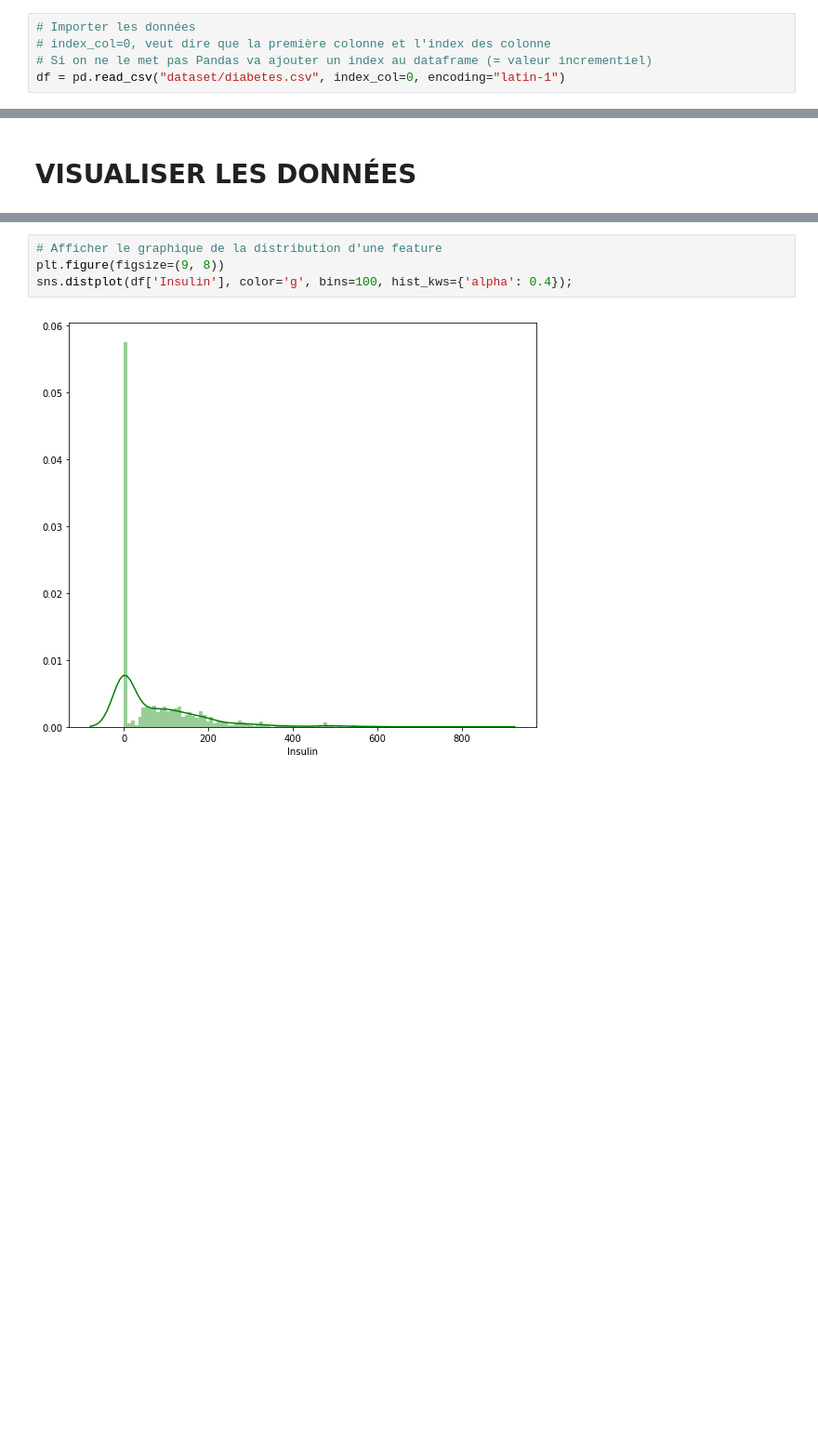
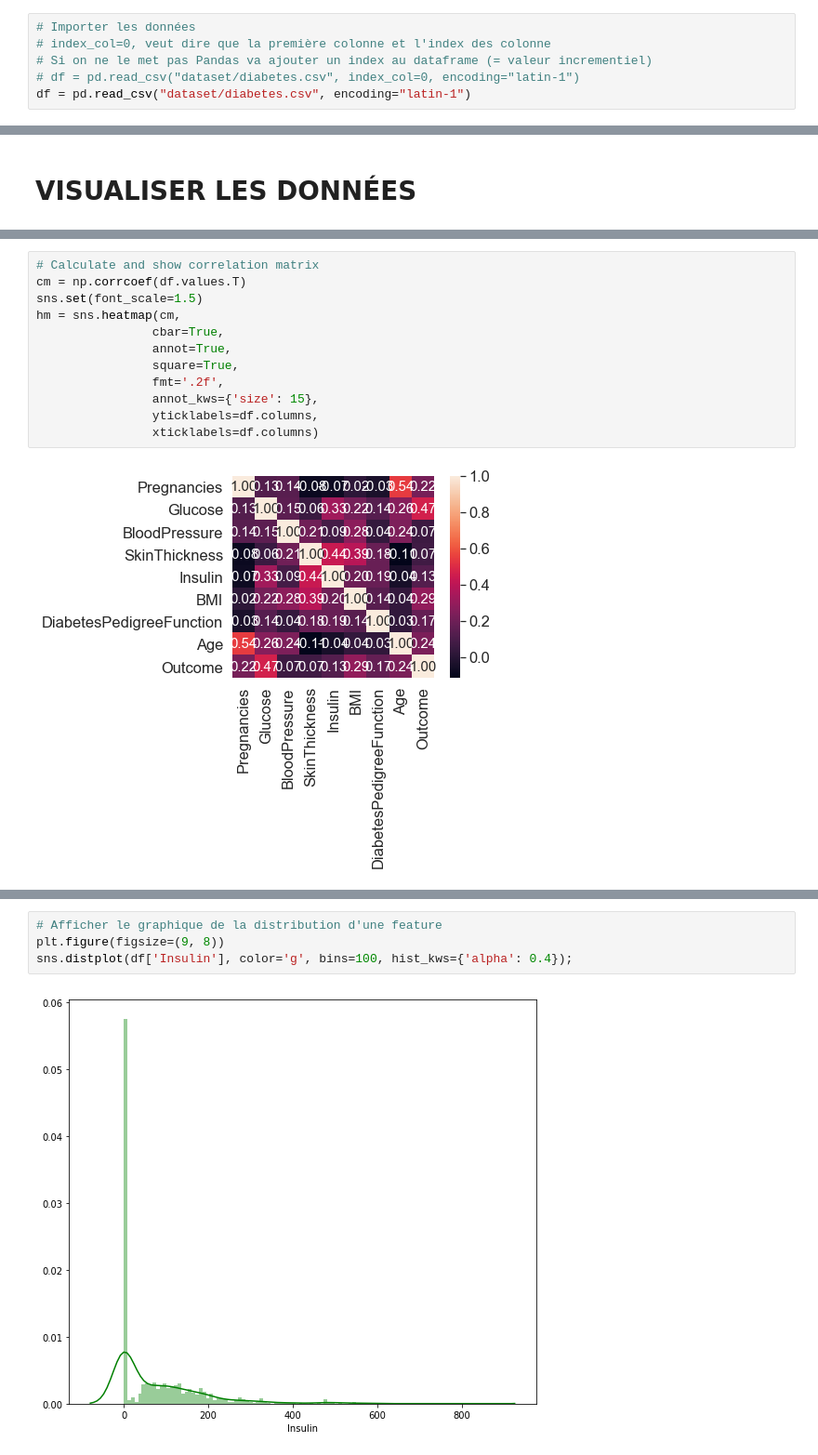
Before and after one commit to sebbsnow/choose-machine-learning-algorithms, a Jupyter notebook: choose-machine-learning-algorithms.ipynb, the cells around one changed output, grey strips where cells are left out. Shown at 93% size. Drawn from its saved outputs; the diff is of its cells as text; blank space fills up the shorter version.

```diff
--- a/choose-machine-learning-algorithms.ipynb
+++ b/choose-machine-learning-algorithms.ipynb
@@ -34,6 +34,7 @@ warnings.filterwarnings('ignore')
 # Importer les données
 # index_col=0, veut dire que la première colonne et l'index des colonne
 # Si on ne le met pas Pandas va ajouter un index au dataframe (= valeur incrementiel)
-df = pd.read_csv("dataset/diabetes.csv", index_col=0, encoding="latin-1")
+# df = pd.read_csv("dataset/diabetes.csv", index_col=0, encoding="latin-1")
+df = pd.read_csv("dataset/diabetes.csv", encoding="latin-1")
 # %% [markdown]
 # AFFICHER LES INFORMATIONS
@@ -150,0 +212,14 @@ X_train,X_test,Y_train,Y_test = train_test_split(X, Y, test_size = 0.2, random_s
+# %%
+# Calculate and show correlation matrix
+cm = np.corrcoef(df.values.T)
+sns.set(font_scale=1.5)
+hm = sns.heatmap(cm,
+                cbar=True,
+                annot=True,
+                square=True,
+                fmt='.2f',
+                annot_kws={'size': 15},
+                yticklabels=df.columns,
+                xticklabels=df.columns)
+# %% [output]
+[figure, added]
```
Also changed, not shown: parts of 31 cells of this notebook.
